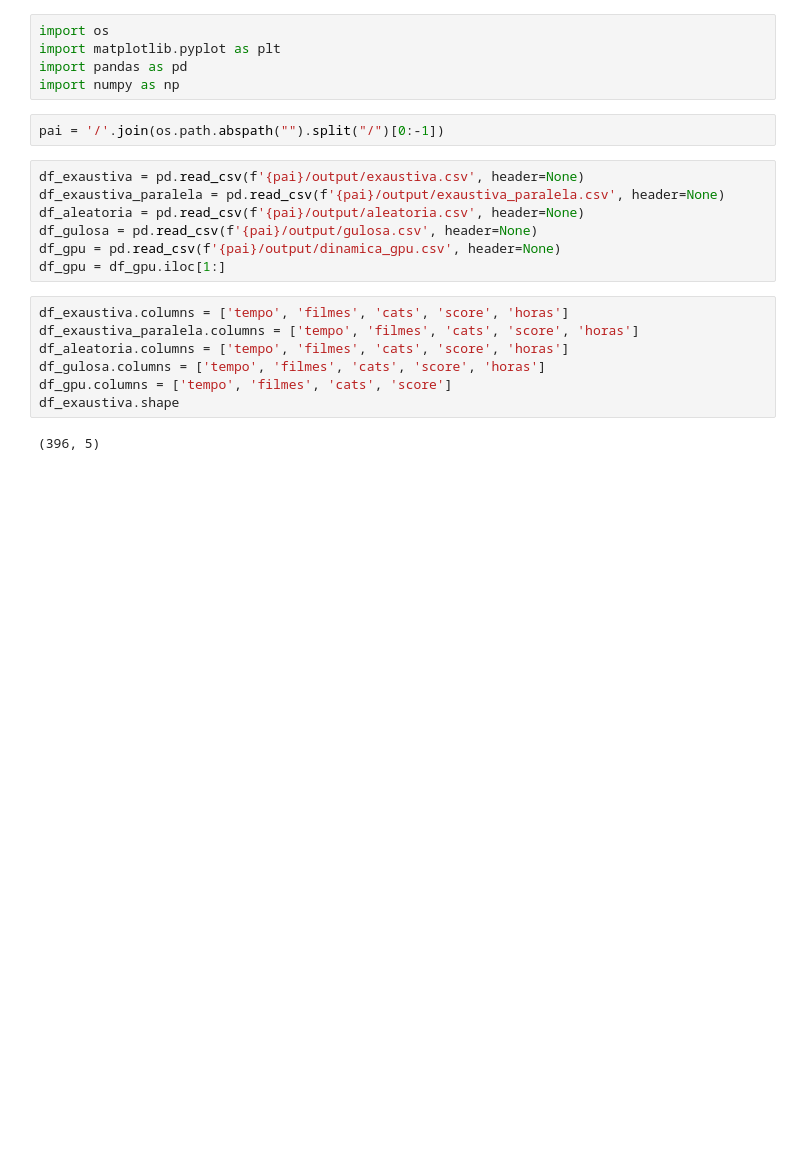
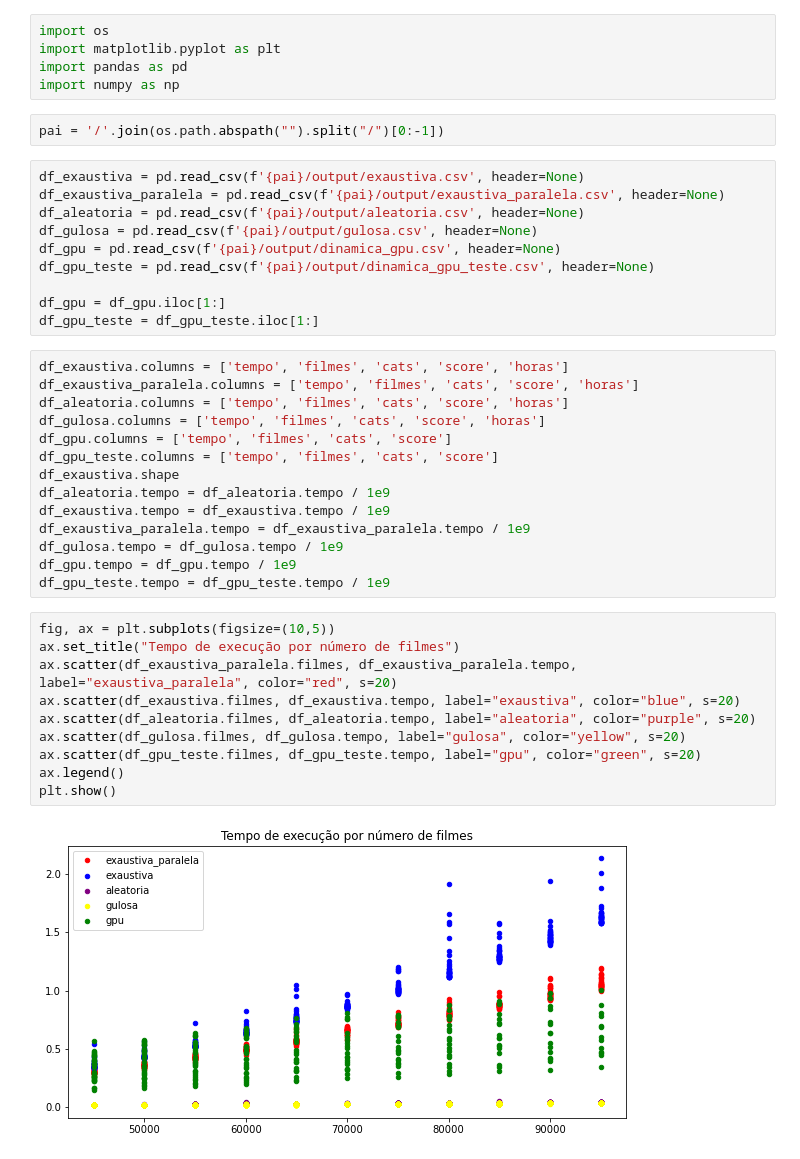
Before and after one commit to Antonioarf/Proj_SuperComp, a Jupyter notebook: python/graficos.ipynb, the cells around one changed output. Cells and saved outputs as stored; diff of their text form; blank space fills up the shorter version.

```diff
--- a/python/graficos.ipynb
+++ b/python/graficos.ipynb
@@ -11,13 +11,33 @@ df_exaustiva_paralela = pd.read_csv(f'{pai}/output/exaustiva_paralela.csv', head
 df_aleatoria = pd.read_csv(f'{pai}/output/aleatoria.csv', header=None)
 df_gulosa = pd.read_csv(f'{pai}/output/gulosa.csv', header=None)
 df_gpu = pd.read_csv(f'{pai}/output/dinamica_gpu.csv', header=None)
+df_gpu_teste = pd.read_csv(f'{pai}/output/dinamica_gpu_teste.csv', header=None)
+
 df_gpu = df_gpu.iloc[1:]
+df_gpu_teste = df_gpu_teste.iloc[1:]
 # %%
 df_exaustiva.columns = ['tempo', 'filmes', 'cats', 'score', 'horas']
 df_exaustiva_paralela.columns = ['tempo', 'filmes', 'cats', 'score', 'horas']
 df_aleatoria.columns = ['tempo', 'filmes', 'cats', 'score', 'horas']
 df_gulosa.columns = ['tempo', 'filmes', 'cats', 'score', 'horas']
 df_gpu.columns = ['tempo', 'filmes', 'cats', 'score']
+df_gpu_teste.columns = ['tempo', 'filmes', 'cats', 'score']
 df_exaustiva.shape
+df_aleatoria.tempo = df_aleatoria.tempo / 1e9
+df_exaustiva.tempo = df_exaustiva.tempo / 1e9
+df_exaustiva_paralela.tempo = df_exaustiva_paralela.tempo / 1e9
+df_gulosa.tempo = df_gulosa.tempo / 1e9
+df_gpu.tempo = df_gpu.tempo / 1e9
+df_gpu_teste.tempo = df_gpu_teste.tempo / 1e9
-# %% [output]
-(396, 5)
+# %%
+fig, ax = plt.subplots(figsize=(10,5))
+ax.set_title("Tempo de execução por número de filmes")
+ax.scatter(df_exaustiva_paralela.filmes, df_exaustiva_paralela.tempo, label="exaustiva_paralela", color="red", s=20)
+ax.scatter(df_exaustiva.filmes, df_exaustiva.tempo, label="exaustiva", color="blue", s=20)
+ax.scatter(df_aleatoria.filmes, df_aleatoria.tempo, label="aleatoria", color="purple", s=20)
+ax.scatter(df_gulosa.filmes, df_gulosa.tempo, label="gulosa", color="yellow", s=20)
+ax.scatter(df_gpu_teste.filmes, df_gpu_teste.tempo, label="gpu", color="green", s=20)
+ax.legend()
+plt.show()
+# %% [output]
+[figure, added]
```
Also changed, not shown: parts of 6 cells of this notebook, 9 other files.
